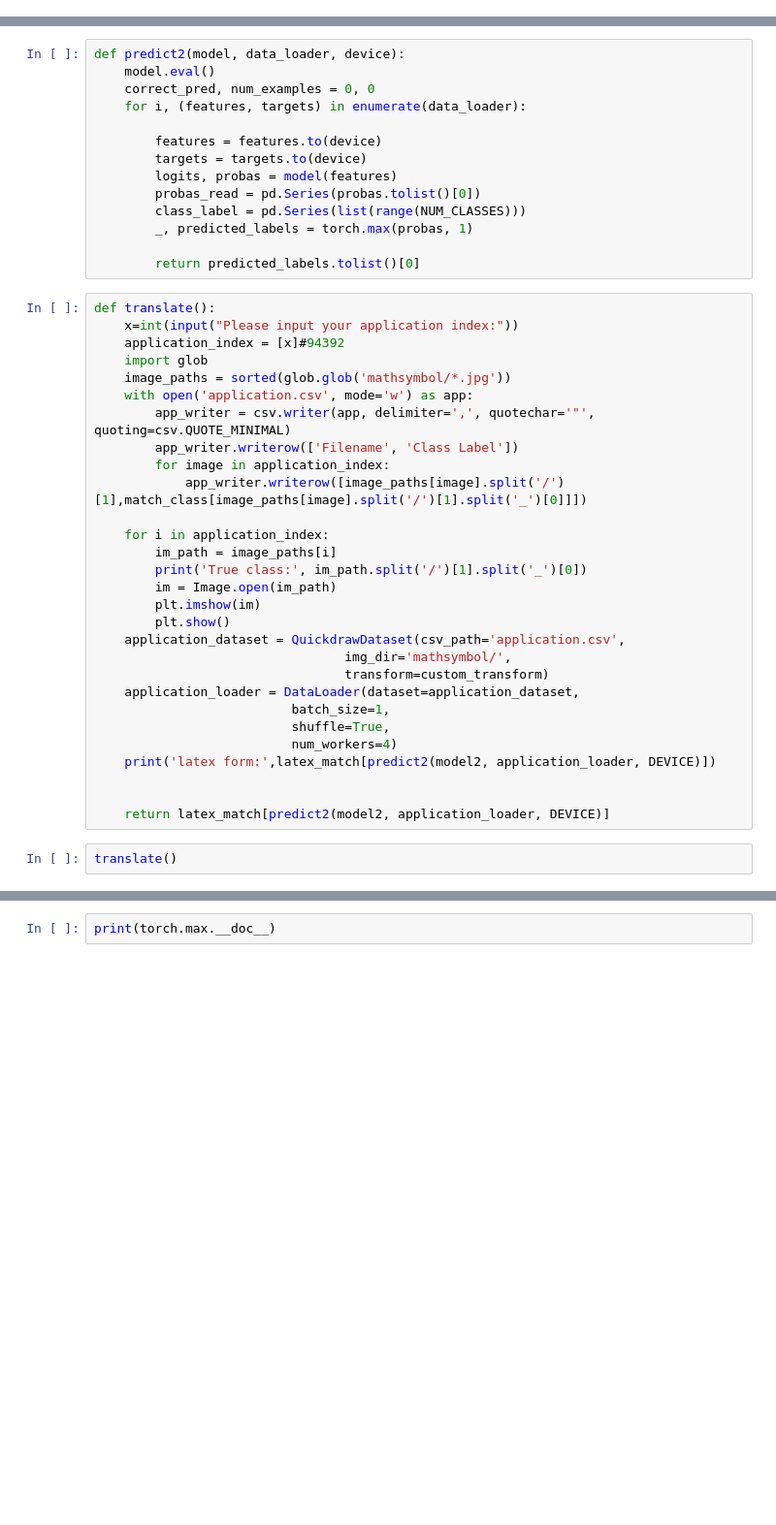
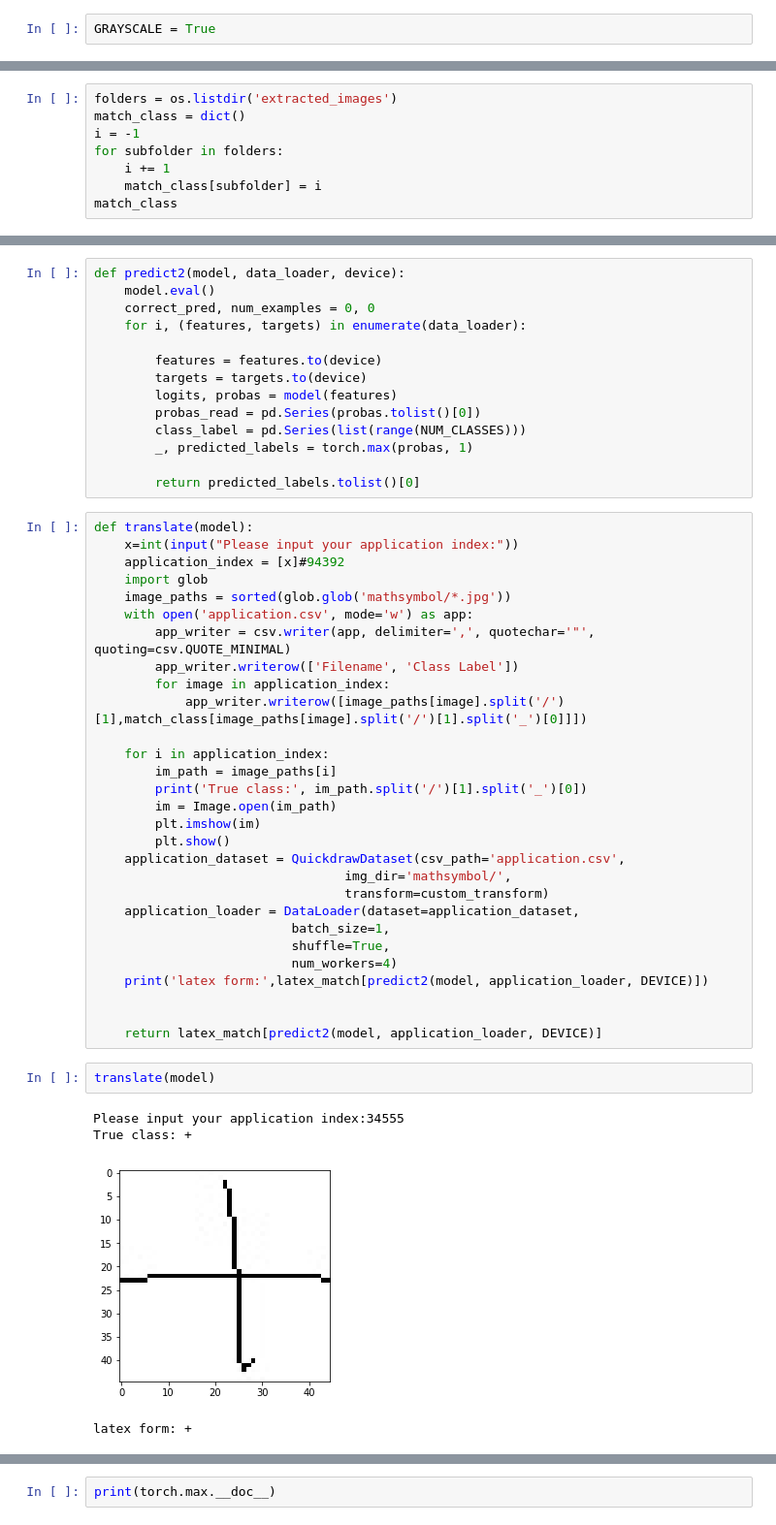
Before and after one commit to yuhanmeng/Math-symbol-recognization, a Jupyter notebook: zxqfulldata.ipynb, the cells around one changed output, grey strips where cells are left out. Shown: that part at 97% size. Cells and saved outputs as stored; diff of their text form; blank space fills up the shorter version.

```diff
--- a/zxqfulldata.ipynb
+++ b/zxqfulldata.ipynb
@@ -1337,6 +1337,8 @@ from PIL import Image
 %matplotlib inline
 if torch.cuda.is_available():
     torch.backends.cudnn.deterministic = True
+# %%
+GRAYSCALE = True
 # %%
 # Hyperparameters
 RANDOM_SEED = 1
@@ -1519,0 +1530,8 @@ model=model.to(DEVICE)
+# %%
+folders = os.listdir('extracted_images')
+match_class = dict()
+i = -1
+for subfolder in folders:
+    i += 1
+    match_class[subfolder] = i
+match_class
@@ -1537,7 +1573,7 @@ def predict2(model, data_loader, device):
 
         return predicted_labels.tolist()[0]
 # %%
-def translate():
+def translate(model):
     x=int(input("Please input your application index:"))
     application_index = [x]#94392
     import glob
@@ -1561,9 +1597,14 @@ def translate():
                           batch_size=1,
                           shuffle=True,
                           num_workers=4)
-    print('latex form:',latex_match[predict2(model2, application_loader, DEVICE)])
+    print('latex form:',latex_match[predict2(model, application_loader, DEVICE)])
 
 
-    return latex_match[predict2(model2, application_loader, DEVICE)]
+    return latex_match[predict2(model, application_loader, DEVICE)]
 # %%
-translate()
+translate(model)
+# %% [output]
+Please input your application index:34555
+True class: +
+[figure, added]
+latex form: +
```
Also changed, not shown: parts of 3 cells of this notebook.
